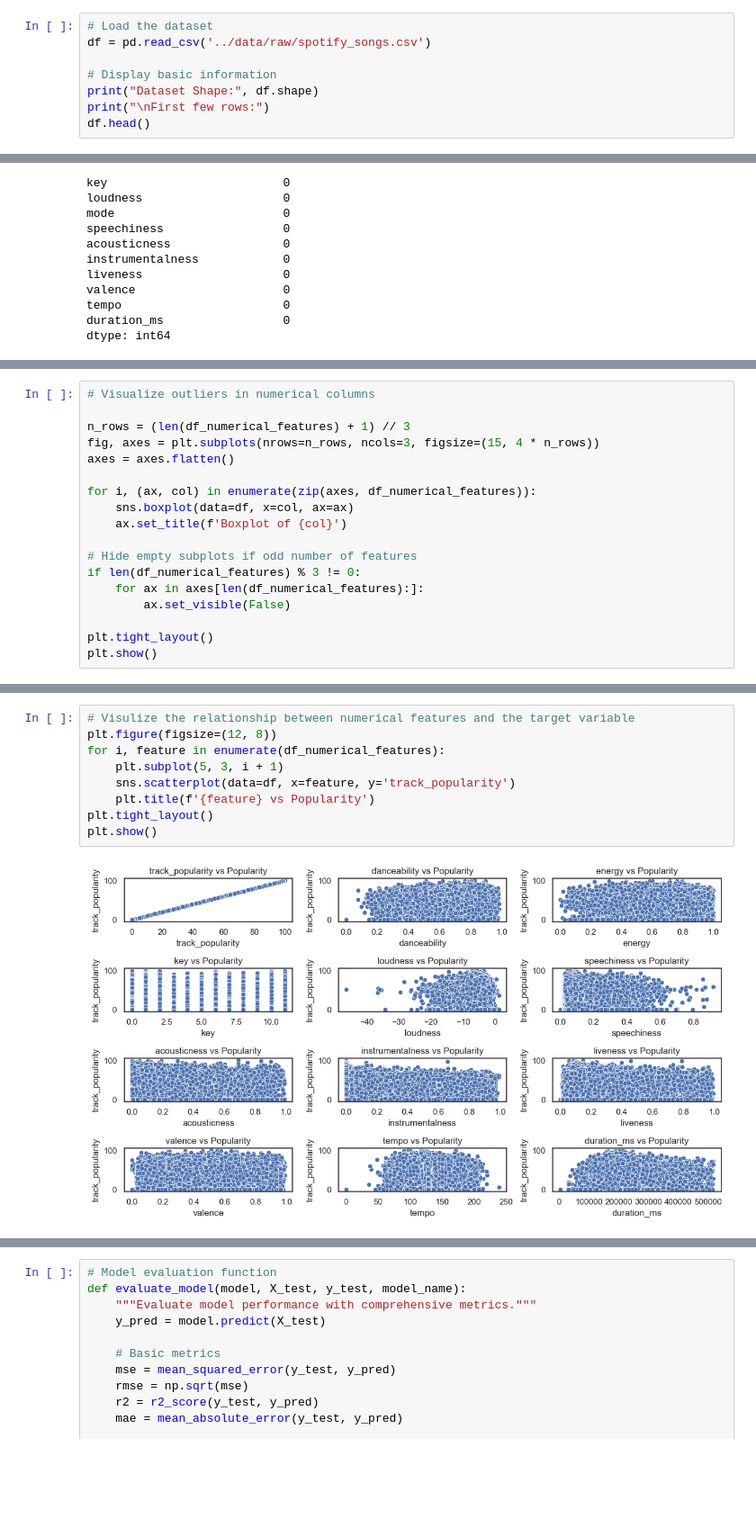
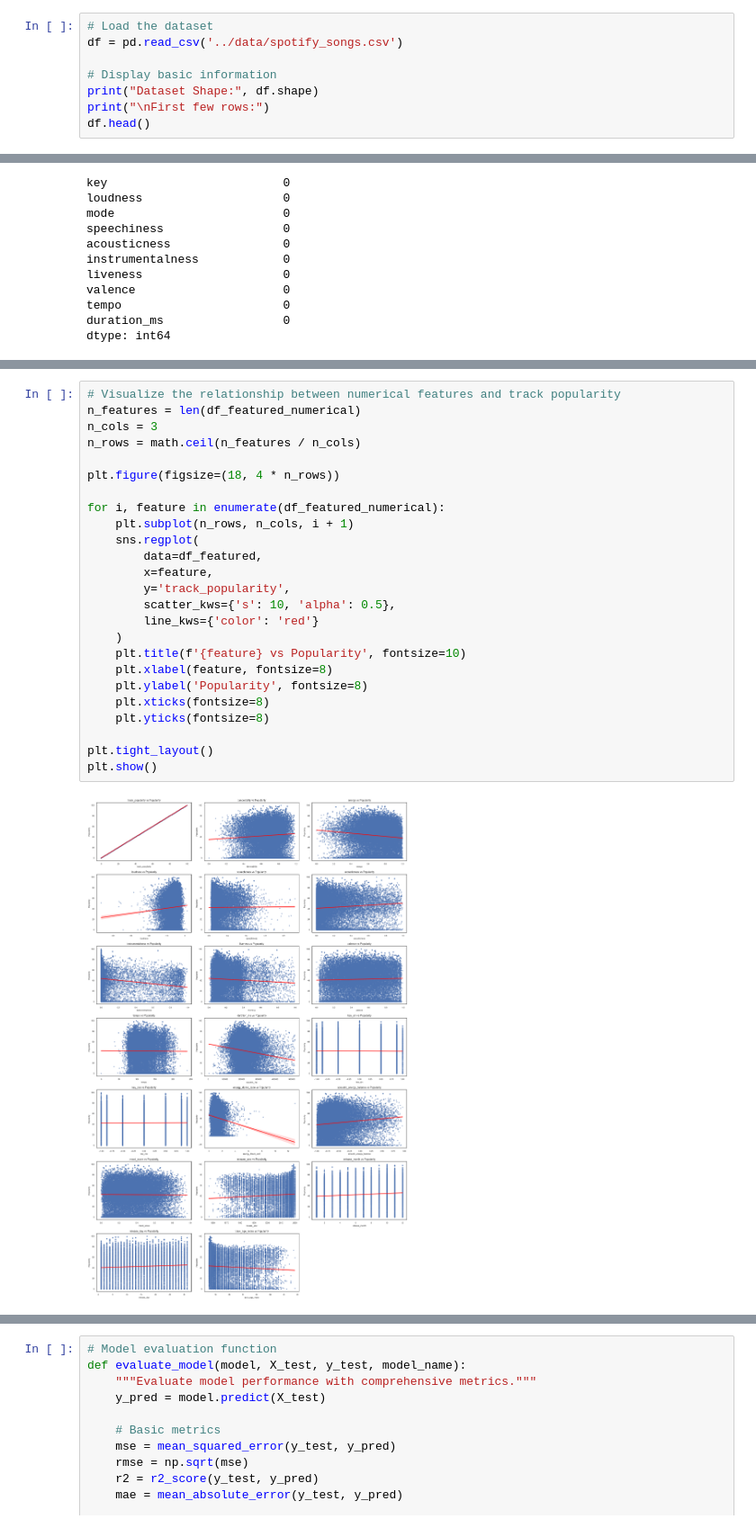
Before and after one commit to Yahlawat/Spotify-Popularity-Prediction, a Jupyter notebook: notebooks/spotify_popularity_prediction.ipynb, the cells around one changed output, grey strips where cells are left out. Shown at 90% size. Cells and saved outputs as stored; diff of their text form; blank space fills up the shorter version.

```diff
--- a/notebooks/spotify_popularity_prediction.ipynb
+++ b/notebooks/spotify_popularity_prediction.ipynb
@@ -41,6 +90,6 @@ sns.set_theme(style="white")
 # %%
 # Load the dataset
-df = pd.read_csv('../data/raw/spotify_songs.csv')
+df = pd.read_csv('../data/spotify_songs.csv')
 
 # Display basic information
 print("Dataset Shape:", df.shape)
@@ -179,18 +363,0 @@ plt.show()
-# %%
-# Visualize outliers in numerical columns
-
-n_rows = (len(df_numerical_features) + 1) // 3
-fig, axes = plt.subplots(nrows=n_rows, ncols=3, figsize=(15, 4 * n_rows))
-axes = axes.flatten()
-
-for i, (ax, col) in enumerate(zip(axes, df_numerical_features)):
-    sns.boxplot(data=df, x=col, ax=ax)
-    ax.set_title(f'Boxplot of {col}')
-
-# Hide empty subplots if odd number of features
-if len(df_numerical_features) % 3 != 0:
-    for ax in axes[len(df_numerical_features):]:
-        ax.set_visible(False)
-
-plt.tight_layout()
-plt.show()
@@ -220,11 +410,27 @@ plt.show()
 # %%
-# Visulize the relationship between numerical features and the target variable
-plt.figure(figsize=(12, 8))
-for i, feature in enumerate(df_numerical_features):
-    plt.subplot(5, 3, i + 1)
-    sns.scatterplot(data=df, x=feature, y='track_popularity')
-    plt.title(f'{feature} vs Popularity')
+# Visualize the relationship between numerical features and track popularity
+n_features = len(df_featured_numerical)
+n_cols = 3
+n_rows = math.ceil(n_features / n_cols)
+
+plt.figure(figsize=(18, 4 * n_rows))
+
+for i, feature in enumerate(df_featured_numerical):
+    plt.subplot(n_rows, n_cols, i + 1)
+    sns.regplot(
+        data=df_featured,
+        x=feature,
+        y='track_popularity',
+        scatter_kws={'s': 10, 'alpha': 0.5},
+        line_kws={'color': 'red'}
+    )
+    plt.title(f'{feature} vs Popularity', fontsize=10)
+    plt.xlabel(feature, fontsize=8)
+    plt.ylabel('Popularity', fontsize=8)
+    plt.xticks(fontsize=8)
+    plt.yticks(fontsize=8)
+
 plt.tight_layout()
 plt.show()
 # %% [output]
-[figure, old version]
+[figure, new version]
```
Also changed, not shown: parts of 35 cells of this notebook, 10 other files.
